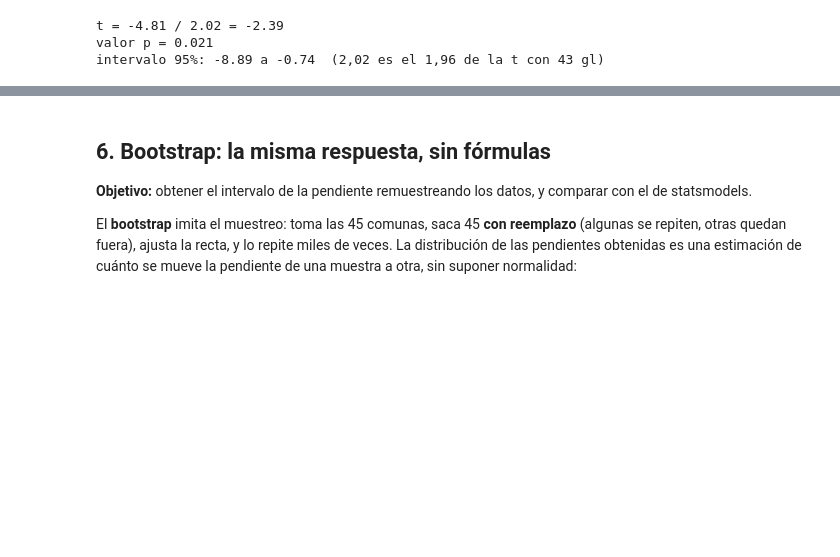
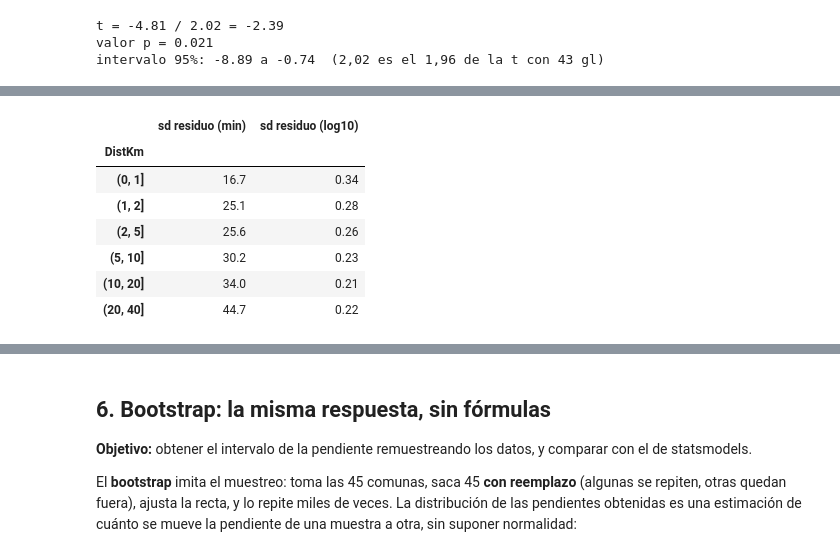
Before and after one commit to daniopitz/diplomado-cdd, a Jupyter notebook: 05_probabilidad_inferencia.ipynb, the cells around one changed output, grey strips where cells are left out. Cells and saved outputs as stored; diff of their text form; code cells hidden in the pictures; blank space fills up the shorter version.

```diff
--- a/05_probabilidad_inferencia.ipynb
+++ b/05_probabilidad_inferencia.ipynb
@@ -317,0 +353,17 @@ Y la advertencia de la clase 4 sigue vigente: **significativo no es importante**
+# %%
+modelo_min = sm.OLS(vd["TiempoViaje"], sm.add_constant(vd["DistKm"])).fit()
+tramo = pd.cut(vd["DistKm"], [0, 1, 2, 5, 10, 20, 40])
+comparacion = pd.DataFrame({
+    "sd residuo (min)": modelo_min.resid.groupby(tramo, observed=True).std().round(1),
+    "sd residuo (log10)": vd["residuo"].groupby(tramo, observed=True).std().round(2),
+})
+comparacion
+# %% [output]
+|  | sd residuo (min) | sd residuo (log10) |
+| DistKm |  |  |
+| (0, 1] | 16.7 | 0.34 |
+| (1, 2] | 25.1 | 0.28 |
+| (2, 5] | 25.6 | 0.26 |
+| (5, 10] | 30.2 | 0.23 |
+| (10, 20] | 34.0 | 0.21 |
+| (20, 40] | 44.7 | 0.22 |
```
Also changed, not shown: parts of 11 cells of this notebook, 3 other files.
